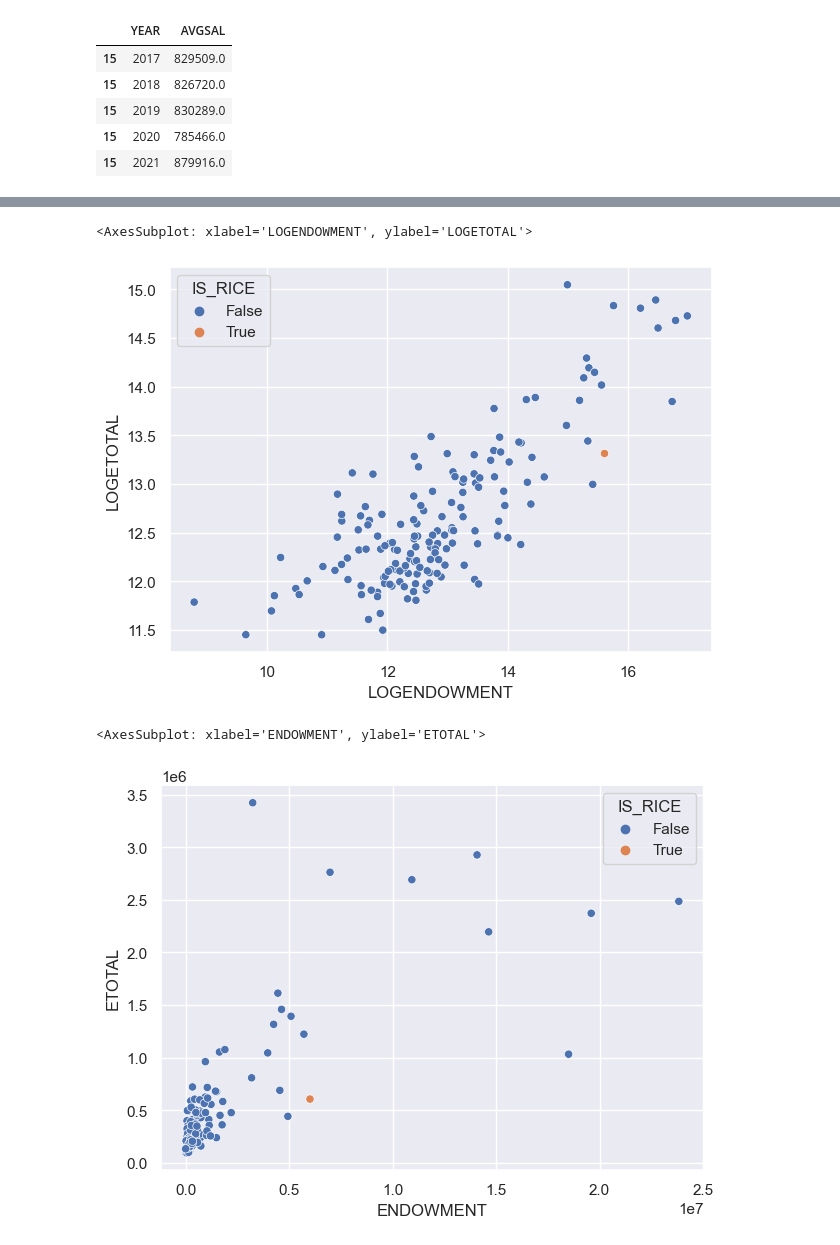
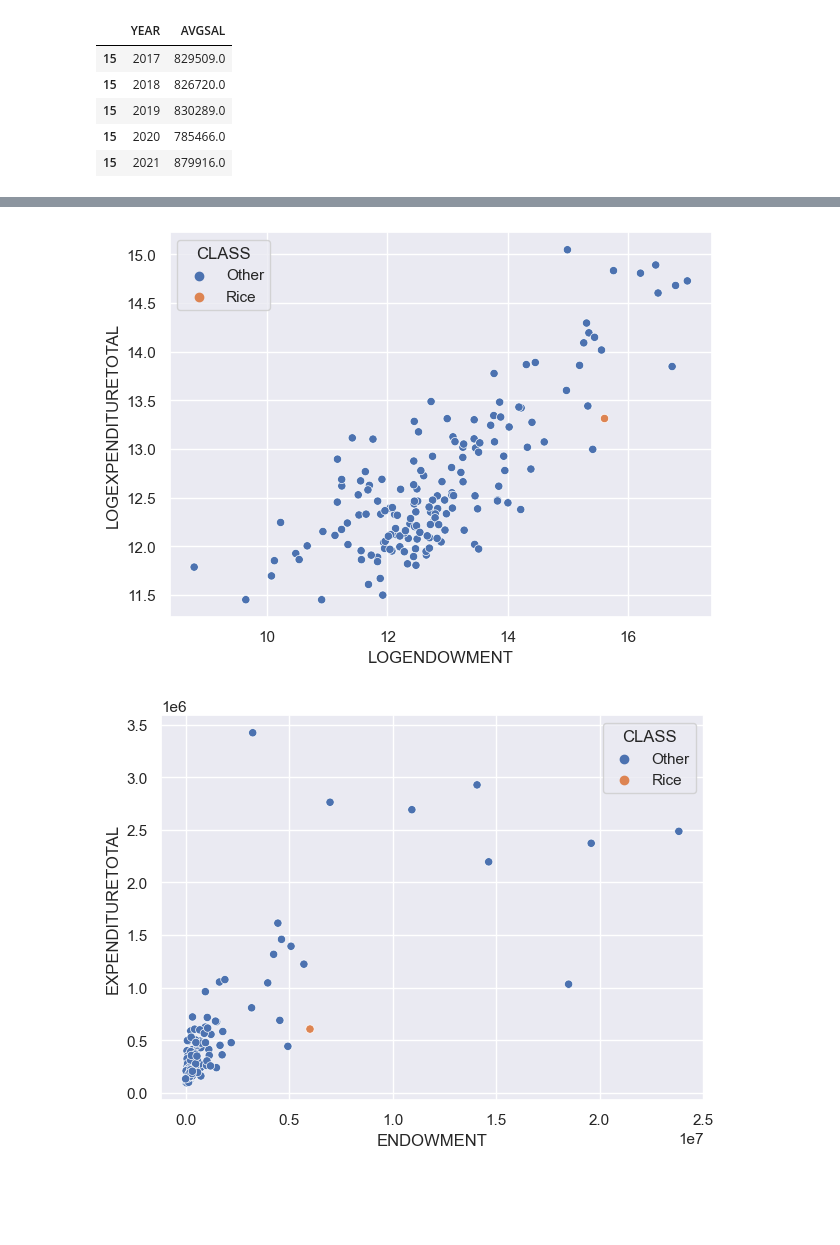
Before and after one commit to fadilf/college, a Jupyter notebook: EDA.ipynb, the cells around one changed output, grey strips where cells are left out. Saved outputs shown, nothing was run; the diff lists cells and outputs as text; code cells hidden in the pictures; blank space fills up the shorter version.

Commit message:
More endowment plots

```diff
--- a/EDA.ipynb
+++ b/EDA.ipynb
@@ -82,9 +81,9 @@ df_numeric = df_2021[numeric_columns]
 # %%
 expenditure_ratios = df_merged[['EINSTRUCTIONAL', 'ERESEARCH', 'EPUBLIC', 'EACADEMIC', 'ESTUDENT', 'EINSTITUTIONAL', 'ENDOWMENT']].groupby(df_merged.UNITID).mean(numeric_only=True)
 # %%
-expenditure_ratios["ETOTAL"] = expenditure_ratios['EINSTRUCTIONAL'] + expenditure_ratios['ERESEARCH'] + expenditure_ratios['EPUBLIC'] + expenditure_ratios['EACADEMIC'] + expenditure_ratios['ESTUDENT'] + expenditure_ratios['EINSTITUTIONAL']
+expenditure_ratios["EXPENDITURETOTAL"] = expenditure_ratios['EINSTRUCTIONAL'] + expenditure_ratios['ERESEARCH'] + expenditure_ratios['EPUBLIC'] + expenditure_ratios['EACADEMIC'] + expenditure_ratios['ESTUDENT'] + expenditure_ratios['EINSTITUTIONAL']
 # %%
-expenditure_ratios["LOGETOTAL"] = np.log(expenditure_ratios["ETOTAL"])
+expenditure_ratios["LOGEXPENDITURETOTAL"] = np.log(expenditure_ratios["EXPENDITURETOTAL"])
 expenditure_ratios["LOGENDOWMENT"] = np.log(expenditure_ratios["ENDOWMENT"])
 # %%
 expenditure_ratios
@@ -104,4 +103,5 @@ expenditure_ratios
 | 445188 | 3.716941e+04 | 20315.372509 | 3985.137464 | 17848.102649 | 16533.295160 | 35578.408209 | 6.544040e+03 | 1.314297e+05 | ... |
 167 rows × 10 columns
 # %%
-expenditure_ratios["IS_RICE"] = expenditure_ratios.index == 227757
+expenditure_ratios["CLASS"] = "Other"
+expenditure_ratios["CLASS"][expenditure_ratios.index == 227757] = "Rice"
@@ -108,12 +130,10 @@ expenditure_ratios["IS_RICE"] = expenditure_ratios.index == 227757
 # %%
 sns.set(rc={'figure.figsize':(7, 5)})
-sns.scatterplot(data=expenditure_ratios, x="LOGENDOWMENT", y="LOGETOTAL", hue="IS_RICE")
+sns.scatterplot(data=expenditure_ratios, x="LOGENDOWMENT", y="LOGEXPENDITURETOTAL", hue="CLASS");
 # %% [output]
-<AxesSubplot: xlabel='LOGENDOWMENT', ylabel='LOGETOTAL'>
-[figure, old version]
+[figure, new version]
 # %%
 sns.set(rc={'figure.figsize':(7, 5)})
-sns.scatterplot(data=expenditure_ratios, x="ENDOWMENT", y="ETOTAL", hue="IS_RICE")
+sns.scatterplot(data=expenditure_ratios, x="ENDOWMENT", y="EXPENDITURETOTAL", hue="CLASS");
 # %% [output]
-<AxesSubplot: xlabel='ENDOWMENT', ylabel='ETOTAL'>
-[figure, old version]
+[figure, new version]
```
Also changed, not shown: parts of 8 cells of this notebook.
